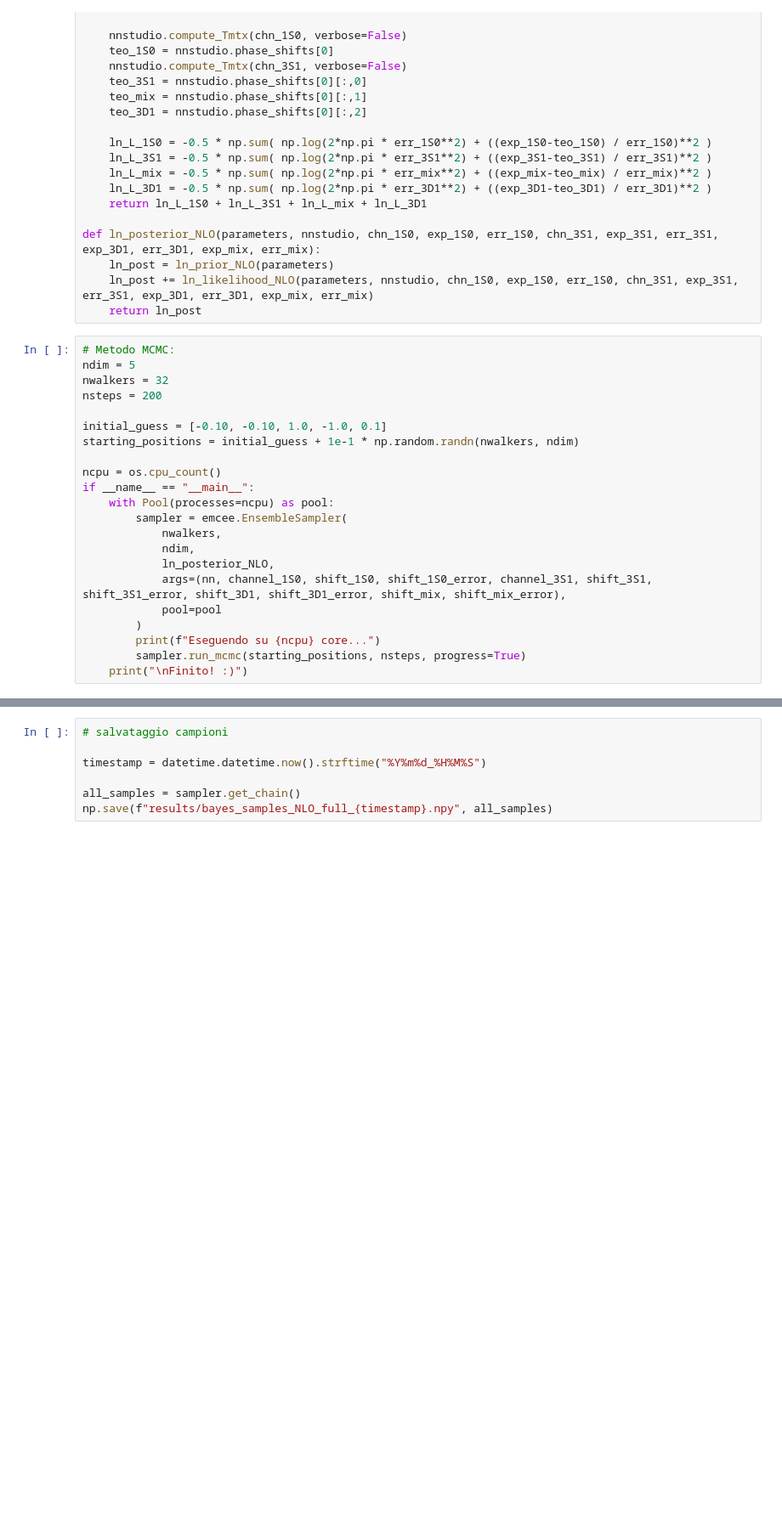
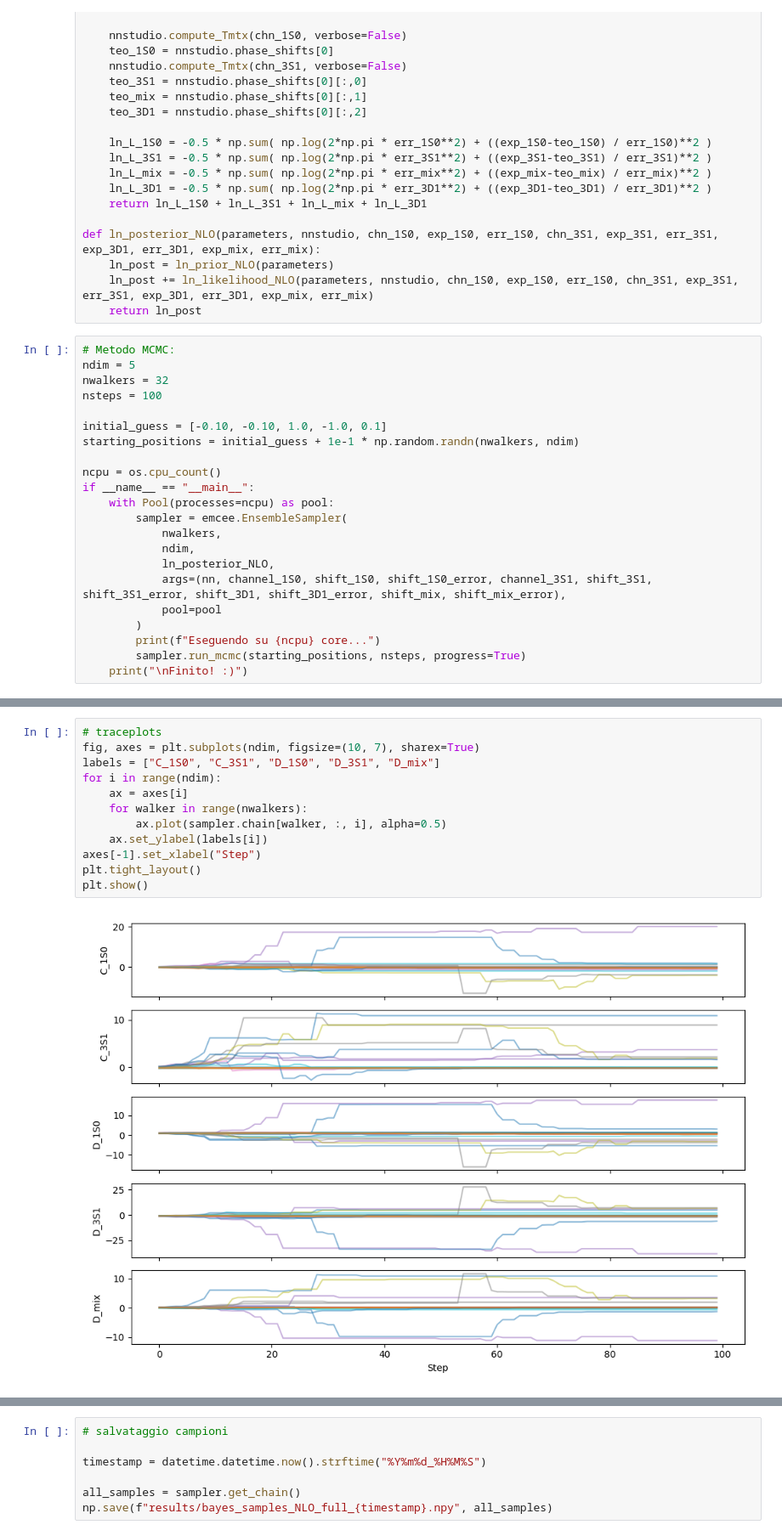
Before and after one commit to Lvetto/lmd_forza_nucleare, a Jupyter notebook: NLO_bayes_separato.ipynb, the cells around one changed output, grey strips where cells are left out. Shown at 85% size. Saved outputs shown, nothing was run; the diff lists cells and outputs as text; blank space fills up the shorter version.

```diff
--- a/NLO_bayes_separato.ipynb
+++ b/NLO_bayes_separato.ipynb
@@ -107,7 +107,7 @@ def ln_posterior_NLO(parameters, nnstudio, chn_1S0, exp_1S0, err_1S0, chn_3S1, e
 # Metodo MCMC:
 ndim = 5
 nwalkers = 32
-nsteps = 200
+nsteps = 100
 
 initial_guess = [-0.10, -0.10, 1.0, -1.0, 0.1]
 starting_positions = initial_guess + 1e-1 * np.random.randn(nwalkers, ndim)
@@ -132,2 +137,16 @@ tau = sampler.get_autocorr_time()
+# %%
+# traceplots
+fig, axes = plt.subplots(ndim, figsize=(10, 7), sharex=True)
+labels = ["C_1S0", "C_3S1", "D_1S0", "D_3S1", "D_mix"]
+for i in range(ndim):
+    ax = axes[i]
+    for walker in range(nwalkers):
+        ax.plot(sampler.chain[walker, :, i], alpha=0.5)
+    ax.set_ylabel(labels[i])
+axes[-1].set_xlabel("Step")
+plt.tight_layout()
+plt.show()
+# %% [output]
+[figure, added]
 # %%
 # Stampa dei corner plot:
```
Also changed, not shown: parts of 4 cells of this notebook.
